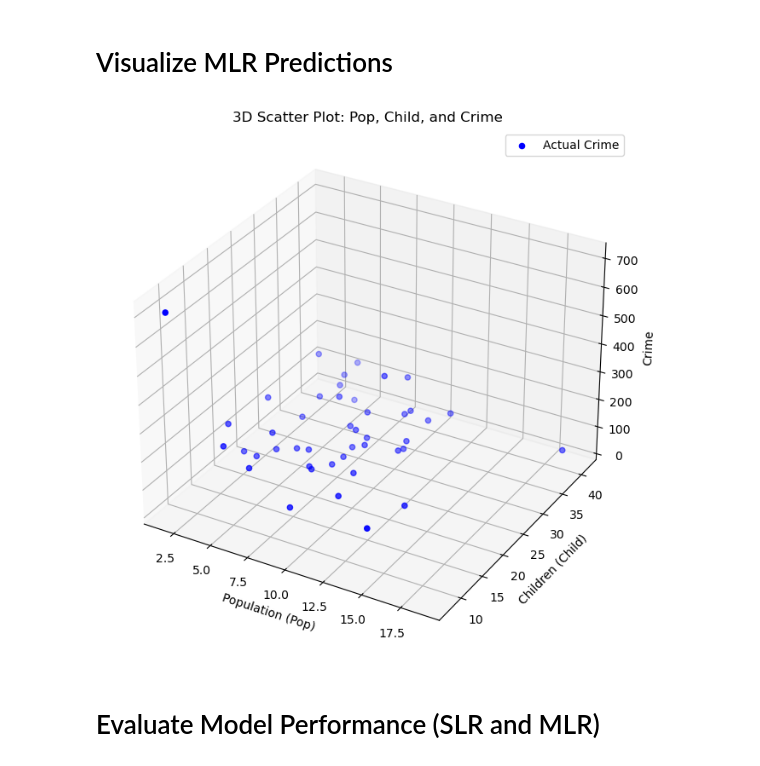
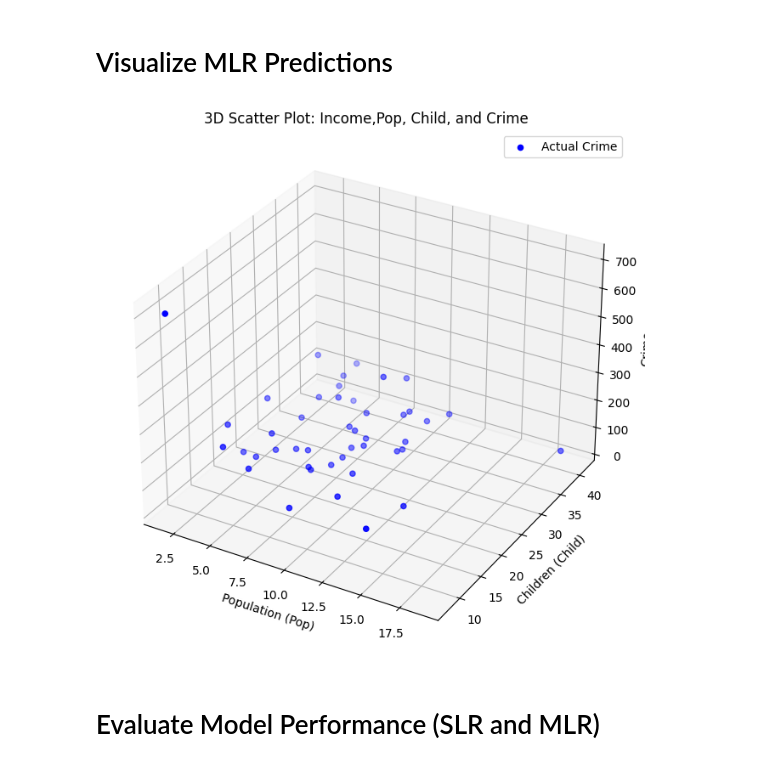
Before and after one commit to khushbunlad/PROG8431, a Jupyter notebook: Regression_Denver.ipynb, the cells around one changed output. Cells and saved outputs as stored; diff of their text form; code cells hidden in the pictures.

```diff
--- a/Regression_Denver.ipynb
+++ b/Regression_Denver.ipynb
@@ -59,7 +59,7 @@ plt.show()
 # Multiple Linear Regression (MLR) - Example with Pop, Child, and Lunch
 # %%
 # Define the predictor and response variables
-X_mlr = df[['Pop', 'Child', 'Lunch']].values  # Multiple predictor variables
+X_mlr = df[['Income','Pop', 'Child', 'Lunch']].values  # Multiple predictor variables
 y = df['Crime'].values  # Response variable
 
 # Train the MLR model
@@ -81,18 +81,18 @@ MLR R² Score: 0.51
 # %%
 # 3D Plot for MLR with Pop, Child, and Crime (optional)
 from mpl_toolkits.mplot3d import Axes3D
 
 fig = plt.figure(figsize=(10, 8))
 ax = fig.add_subplot(111, projection='3d')
 ax.scatter(df['Pop'], df['Child'], y, color='blue', label='Actual Crime')
 ax.set_xlabel('Population (Pop)')
 ax.set_ylabel('Children (Child)')
 ax.set_zlabel('Crime')
-plt.title('3D Scatter Plot: Pop, Child, and Crime')
+plt.title('3D Scatter Plot: Income,Pop, Child, and Crime')
 plt.legend()
 plt.show()
 # %% [output]
-[figure, old version]
+[figure, new version]
 # %% [markdown]
 # Evaluate Model Performance (SLR and MLR)
 # %%
```
Also changed, not shown: parts of 5 cells of this notebook.
